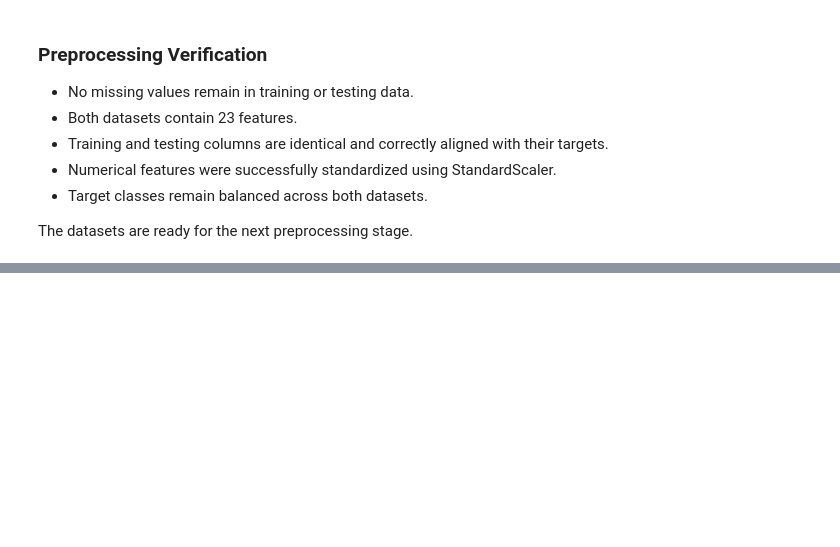
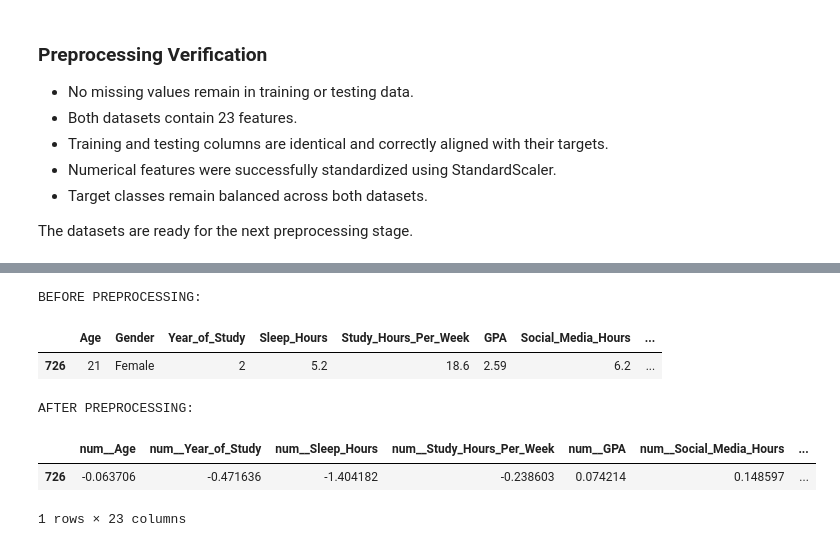
Before and after one commit to lahcen404/MindScope, a Jupyter notebook: notebooks/Preprcessing.ipynb, the cells around one changed output, grey strips where cells are left out. Cells and saved outputs as stored; diff of their text form; code cells hidden in the pictures; blank space fills up the shorter version.

```diff
--- a/notebooks/Preprcessing.ipynb
+++ b/notebooks/Preprcessing.ipynb
@@ -350,0 +481,14 @@ The datasets are ready for the next preprocessing stage.
+# %%
+print("BEFORE PREPROCESSING:")
+display(X_train.head(1))
+
+print("AFTER PREPROCESSING:")
+display(X_train_processed.head(1))
+# %% [output]
+BEFORE PREPROCESSING:
+|  | Age | Gender | Year_of_Study | Sleep_Hours | Study_Hours_Per_Week | GPA | Social_Media_Hours | ... |
+| 726 | 21 | Female | 2 | 5.2 | 18.6 | 2.59 | 6.2 | ... |
+AFTER PREPROCESSING:
+|  | num__Age | num__Year_of_Study | num__Sleep_Hours | num__Study_Hours_Per_Week | num__GPA | num__Social_Media_Hours | ... |
+| 726 | -0.063706 | -0.471636 | -1.404182 | -0.238603 | 0.074214 | 0.148597 | ... |
+1 rows × 23 columns
```
Also changed, not shown: parts of 16 cells of this notebook.
